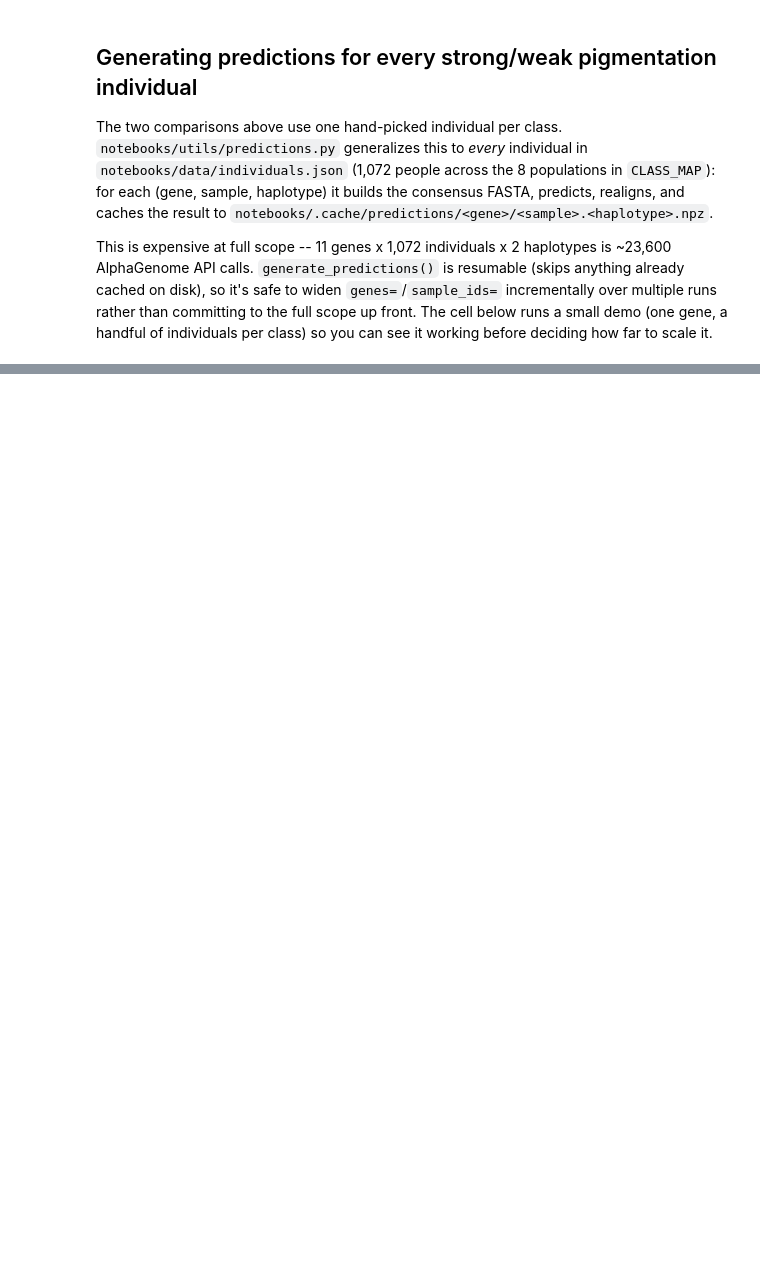
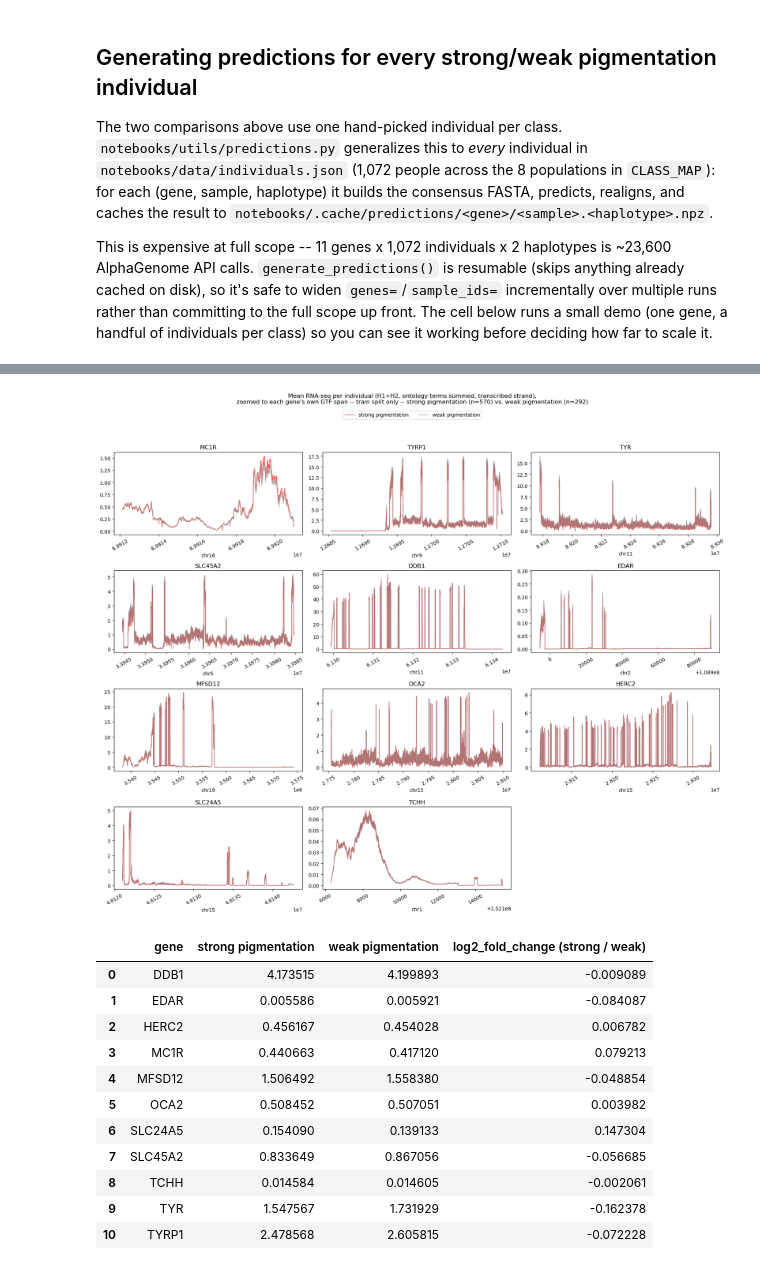
Before and after one commit to albertodesouza/genomics, a Jupyter notebook: notebooks/simplified_notebook.ipynb, the cells around one changed output, grey strips where cells are left out. Drawn from its saved outputs; the diff is of its cells as text; code cells hidden in the pictures; blank space fills up the shorter version.

```diff
--- a/notebooks/simplified_notebook.ipynb
+++ b/notebooks/simplified_notebook.ipynb
@@ -544,0 +740,68 @@ plt.close(fig)
+# %%
+fig, axes = plt.subplots(4, 3, figsize=(18, 14))
+axes = axes.flatten()
+
+# Zoom to each gene's own GTF span, centered on the window (matches plot_rna_seq_comparison's
+# zoom, minus its 1.5x margin) -- not a fixed window size, since genes here range from ~9kb
+# (MC1R, TCHH) to ~344kb (OCA2).
+center_idx = dna_client.SEQUENCE_LENGTH_500KB // 2
+gene_zoom_slices = {}
+for gene in GENES:
+    gene_span = gtf.loc[(gtf["Feature"] == "gene") & (gtf["gene_name"] == gene), ["Start", "End"]].iloc[0]
+    zoom_width = int(gene_span["End"] - gene_span["Start"])
+    half = zoom_width // 2
+    gene_zoom_slices[gene] = (center_idx - half, center_idx + half)
+
+for ax, gene in zip(axes, GENES):
+    gene_data = windows_df.loc[windows_df["gene"] == gene].iloc[0]
+    lo, hi = gene_zoom_slices[gene]
+    positions = np.arange(gene_data["start"], gene_data["end"])[lo:hi]
+
+    for class_name, mean_signal in population_means[gene].items():
+        ax.plot(positions, mean_signal[lo:hi], label=class_name, color=CLASS_COLORS[class_name], linewidth=1.2, alpha=0.6)
+    ax.set_title(gene)
+    ax.set_xlabel(gene_data["chrom"])
+    ax.tick_params(axis="x", labelrotation=30)
+
+for ax in axes[len(GENES):]:
+    ax.axis("off")
+
+handles, labels = axes[0].get_legend_handles_labels()
+fig.legend(handles, labels, loc="upper center", ncol=2, bbox_to_anchor=(0.5, 1.03))
+fig.suptitle(
+    f"Mean RNA-seq per individual (H1+H2, ontology terms summed, transcribed strand),\n"
+    f"zoomed to each gene's own GTF span -- train split only -- "
+    f"strong pigmentation (n={len(train_samples_by_class['strong pigmentation'])}) vs. "
+    f"weak pigmentation (n={len(train_samples_by_class['weak pigmentation'])})",
+    y=1.06,
+)
+fig.tight_layout()
+plt.show()
+plt.close(fig)
+
+summary_df = pd.DataFrame([
+    {
+        "gene": gene,
+        "strong pigmentation": population_means[gene]["strong pigmentation"][lo:hi].mean(),
+        "weak pigmentation": population_means[gene]["weak pigmentation"][lo:hi].mean(),
+    }
+    for gene, (lo, hi) in gene_zoom_slices.items()
+]).sort_values("gene").reset_index(drop=True)
+summary_df["log2_fold_change (strong / weak)"] = np.log2(
+    summary_df["strong pigmentation"] / summary_df["weak pigmentation"]
+)
+summary_df
+# %% [output]
+[figure, added]
+|  | gene | strong pigmentation | weak pigmentation | log2_fold_change (strong / weak) |
+| 0 | DDB1 | 4.173515 | 4.199893 | -0.009089 |
+| 1 | EDAR | 0.005586 | 0.005921 | -0.084087 |
+| 2 | HERC2 | 0.456167 | 0.454028 | 0.006782 |
+| 3 | MC1R | 0.440663 | 0.417120 | 0.079213 |
+| 4 | MFSD12 | 1.506492 | 1.558380 | -0.048854 |
+| 5 | OCA2 | 0.508452 | 0.507051 | 0.003982 |
+| 6 | SLC24A5 | 0.154090 | 0.139133 | 0.147304 |
+| 7 | SLC45A2 | 0.833649 | 0.867056 | -0.056685 |
+| 8 | TCHH | 0.014584 | 0.014605 | -0.002061 |
+| 9 | TYR | 1.547567 | 1.731929 | -0.162378 |
+| 10 | TYRP1 | 2.478568 | 2.605815 | -0.072228 |
```
Also changed, not shown: parts of 22 cells of this notebook, 4 other files.
